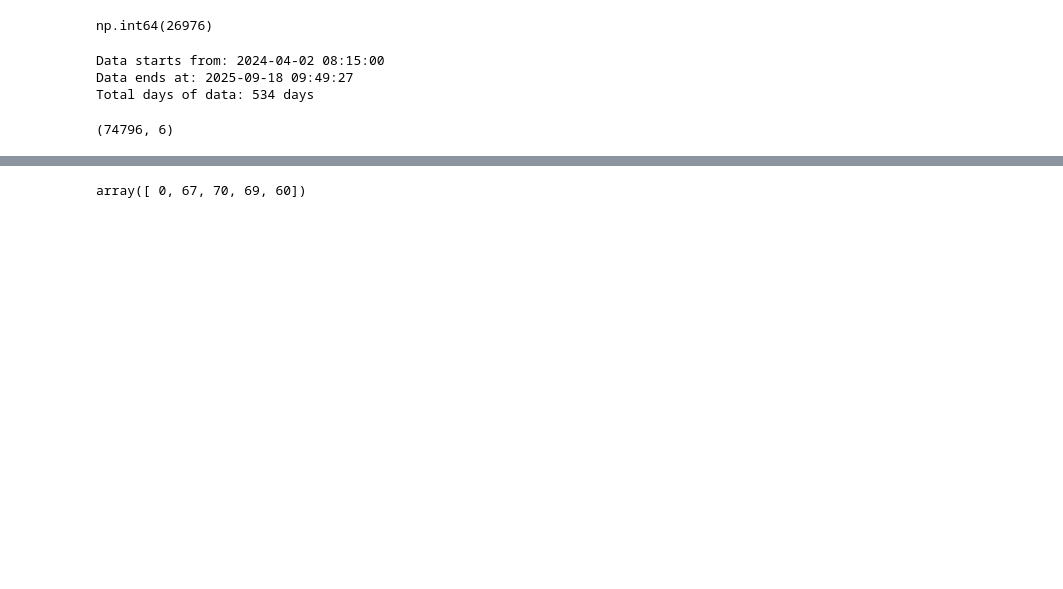
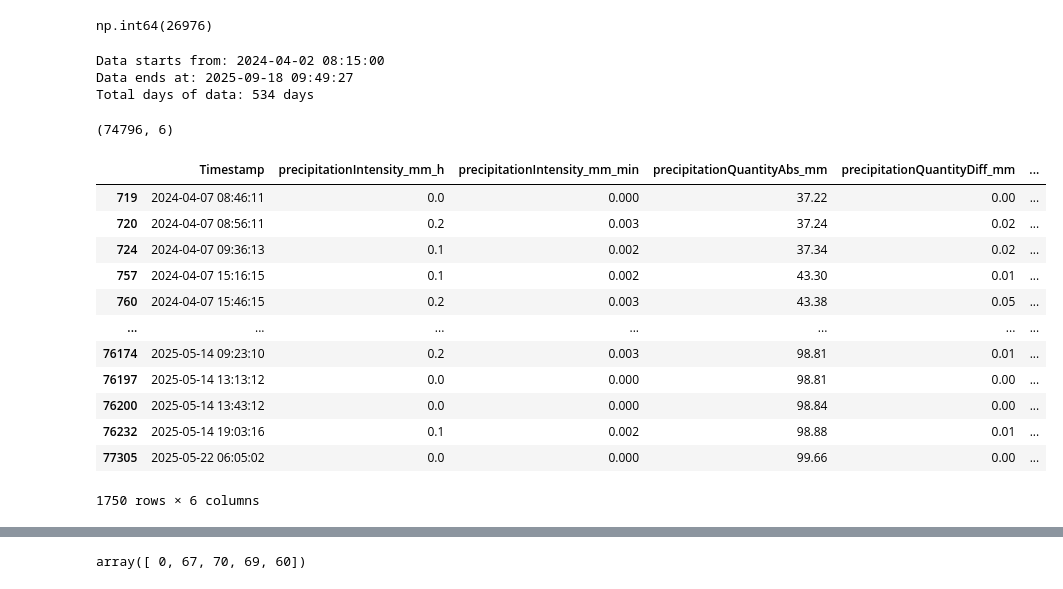
Before and after one commit to Mortti11/Marjetas_project, a Jupyter notebook: ws100.ipynb, the cells around one changed output, grey strips where cells are left out. Drawn from its saved outputs; the diff is of its cells as text; code cells hidden in the pictures; blank space fills up the shorter version.

```diff
--- a/ws100.ipynb
+++ b/ws100.ipynb
@@ -108,3 +97,19 @@ Kaakkovuorentie = Kaakkovuorentie.drop_duplicates()
 Kaakkovuorentie.shape
 # %% [output]
 (74796, 6)
+# %%
+Kaakkovuorentie[Kaakkovuorentie['precipitationType'] == 70]
+# %% [output]
+|  | Timestamp | precipitationIntensity_mm_h | precipitationIntensity_mm_min | precipitationQuantityAbs_mm | precipitationQuantityDiff_mm | ... |
+| 719 | 2024-04-07 08:46:11 | 0.0 | 0.000 | 37.22 | 0.00 | ... |
+| 720 | 2024-04-07 08:56:11 | 0.2 | 0.003 | 37.24 | 0.02 | ... |
+| 724 | 2024-04-07 09:36:13 | 0.1 | 0.002 | 37.34 | 0.02 | ... |
+| 757 | 2024-04-07 15:16:15 | 0.1 | 0.002 | 43.30 | 0.01 | ... |
+| 760 | 2024-04-07 15:46:15 | 0.2 | 0.003 | 43.38 | 0.05 | ... |
+| ... | ... | ... | ... | ... | ... | ... |
+| 76174 | 2025-05-14 09:23:10 | 0.2 | 0.003 | 98.81 | 0.01 | ... |
+| 76197 | 2025-05-14 13:13:12 | 0.0 | 0.000 | 98.81 | 0.00 | ... |
+| 76200 | 2025-05-14 13:43:12 | 0.0 | 0.000 | 98.84 | 0.00 | ... |
+| 76232 | 2025-05-14 19:03:16 | 0.1 | 0.002 | 98.88 | 0.01 | ... |
+| 77305 | 2025-05-22 06:05:02 | 0.0 | 0.000 | 99.66 | 0.00 | ... |
+1750 rows × 6 columns
```
Also changed, not shown: parts of 10 cells of this notebook, 2 other files.
